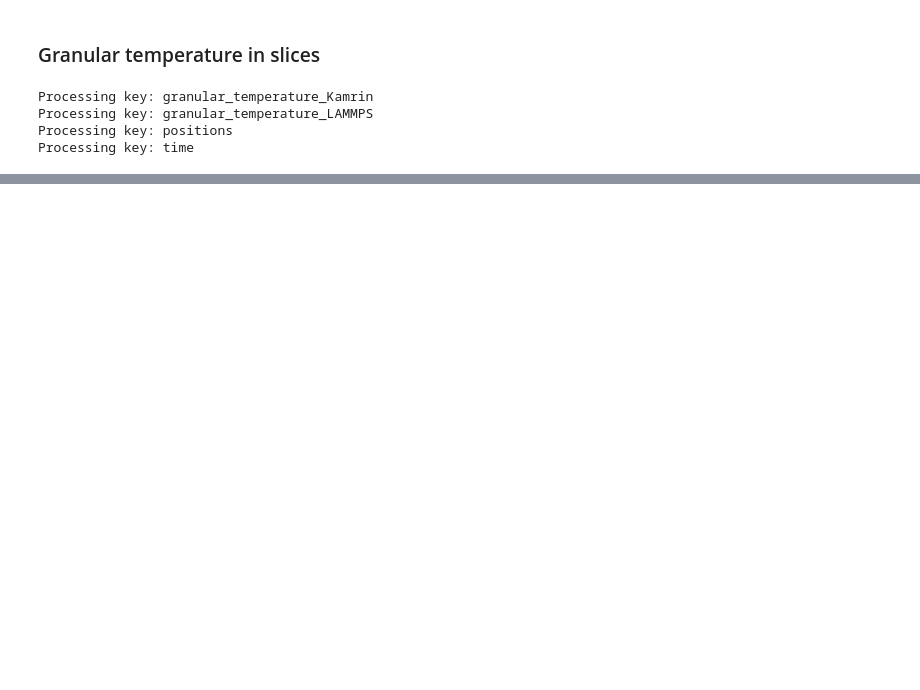
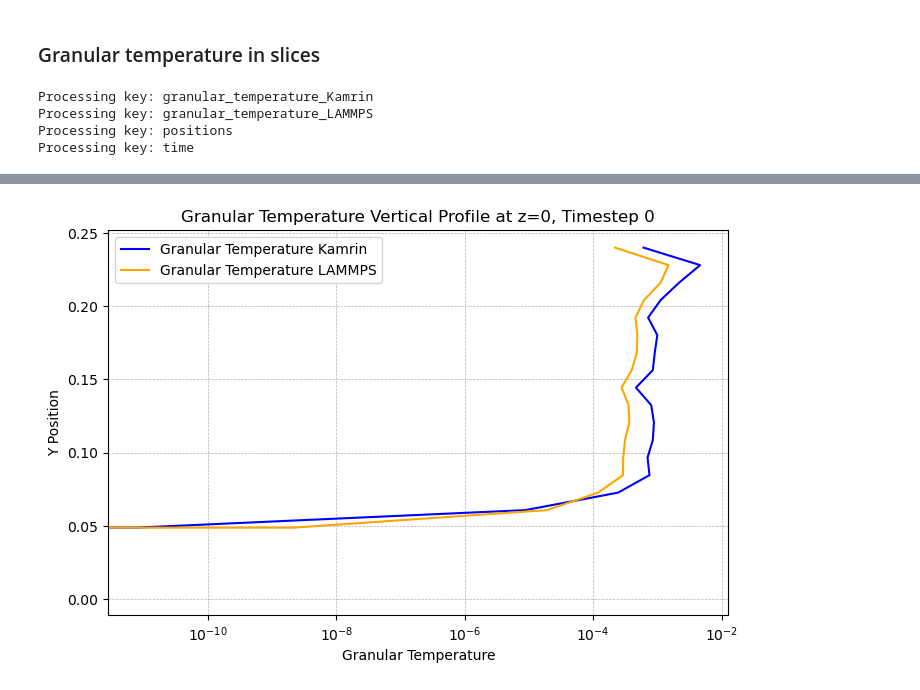
Before and after one commit to Claudia-Elijas/pysammos, a Jupyter notebook: examples/bedload_transport/visualise_results.ipynb, the cells around one changed output, grey strips where cells are left out. Saved outputs shown, nothing was run; the diff lists cells and outputs as text; code cells hidden in the pictures; blank space fills up the shorter version.

```diff
--- a/examples/bedload_transport/visualise_results.ipynb
+++ b/examples/bedload_transport/visualise_results.ipynb
@@ -96,0 +163,16 @@ Dimensions without coordinates: dim1_3D
+# %%
+# plot first time step vertical profile comparing Kamrin and LAMMPS
+fig, ax = plt.subplots(figsize=(8,5))
+ax.plot(slices_gt.granular_temperature_Kamrin[0,:,0], slices_gt.positions[:, 1], label='Granular Temperature Kamrin', color='blue')
+ax.plot(slices_gt.granular_temperature_LAMMPS[0,:,0], slices_gt.positions[:, 1], label='Granular Temperature LAMMPS', color='orange')
+ax.set_xlabel('Granular Temperature')
+ax.set_ylabel('Y Position')
+ax.set_title('Granular Temperature Vertical Profile at z=0, Timestep 0')
+#gridlines
+ax.grid(visible=True, which='both', linestyle='--', linewidth=0.5)
+# log scale x axis
+ax.set_xscale('log')
+ax.legend()
+plt.show()
+# %% [output]
+[figure, added]
```
Also changed, not shown: parts of 9 cells of this notebook, 29 other files.
